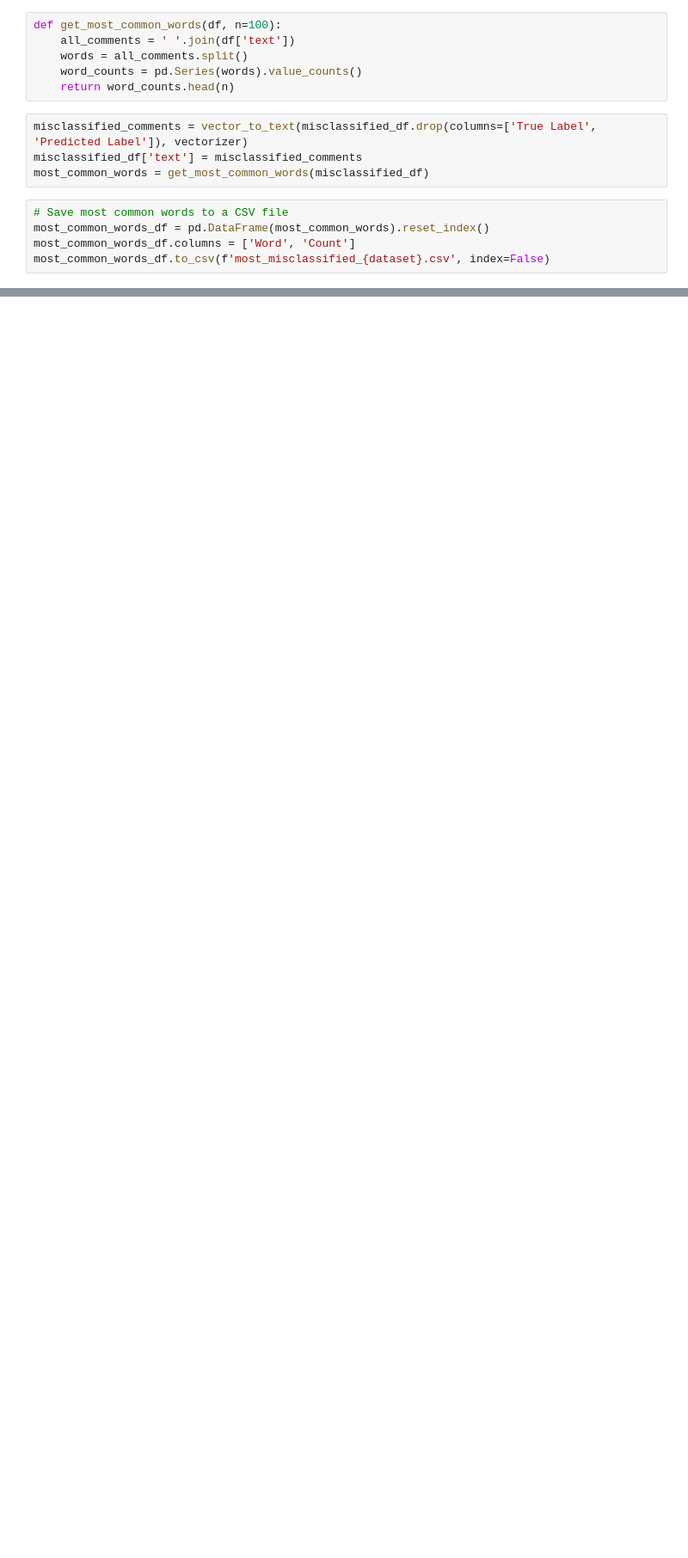
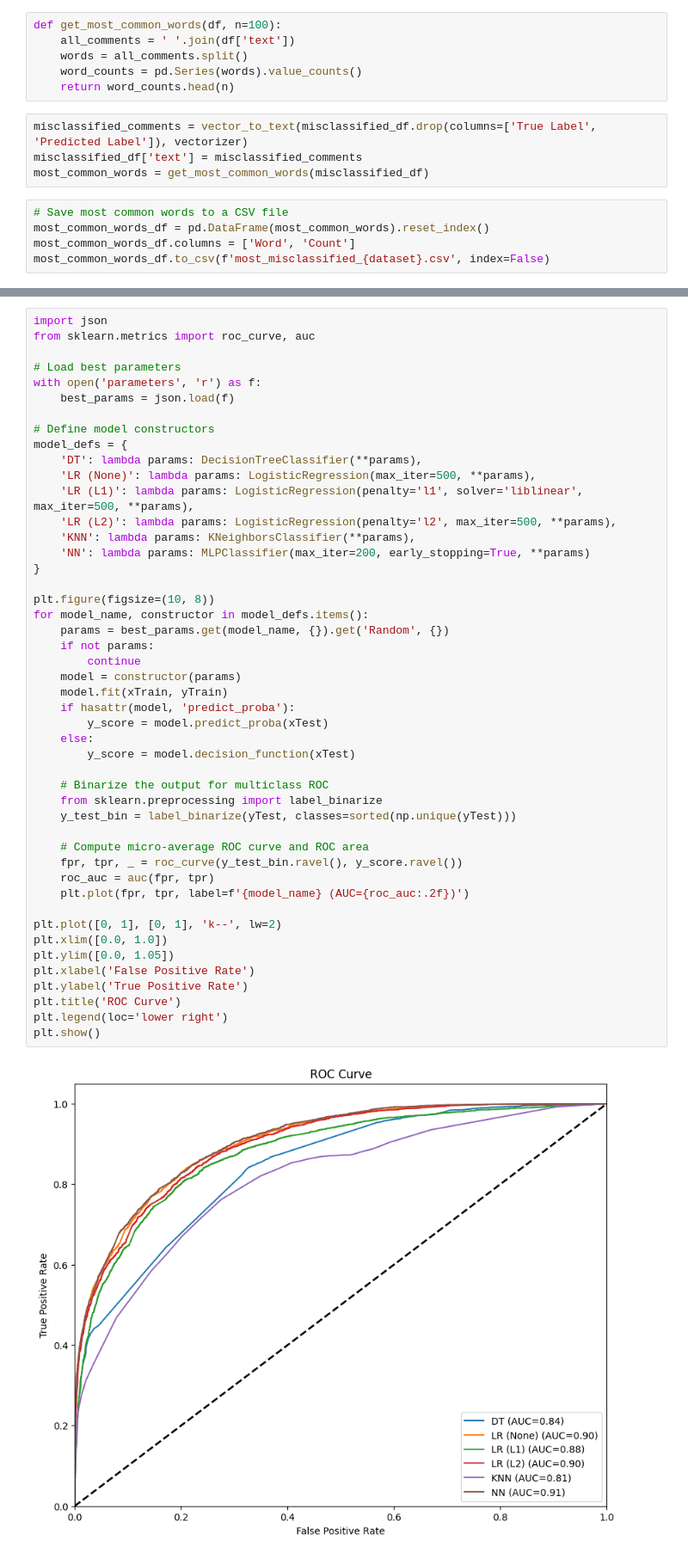
Before and after one commit to ethn1ee/sentiment-analysis, a Jupyter notebook: sentiment_analysis.ipynb, the cells around one changed output, grey strips where cells are left out. Shown at 86% size. Cells and saved outputs as stored; diff of their text form; blank space fills up the shorter version.

```diff
--- a/sentiment_analysis.ipynb
+++ b/sentiment_analysis.ipynb
@@ -376,0 +433,49 @@ most_common_words_df.to_csv(f'most_misclassified_{dataset}.csv', index=False)
+# %%
+import json
+from sklearn.metrics import roc_curve, auc
+
+# Load best parameters
+with open('parameters', 'r') as f:
+    best_params = json.load(f)
+
+# Define model constructors
+model_defs = {
+    'DT': lambda params: DecisionTreeClassifier(**params),
+    'LR (None)': lambda params: LogisticRegression(max_iter=500, **params),
+    'LR (L1)': lambda params: LogisticRegression(penalty='l1', solver='liblinear', max_iter=500, **params),
+    'LR (L2)': lambda params: LogisticRegression(penalty='l2', max_iter=500, **params),
+    'KNN': lambda params: KNeighborsClassifier(**params),
+    'NN': lambda params: MLPClassifier(max_iter=200, early_stopping=True, **params)
+}
+
+plt.figure(figsize=(10, 8))
+for model_name, constructor in model_defs.items():
+    params = best_params.get(model_name, {}).get('Random', {})
+    if not params:
+        continue
+    model = constructor(params)
+    model.fit(xTrain, yTrain)
+    if hasattr(model, 'predict_proba'):
+        y_score = model.predict_proba(xTest)
+    else:
+        y_score = model.decision_function(xTest)
+
+    # Binarize the output for multiclass ROC
+    from sklearn.preprocessing import label_binarize
+    y_test_bin = label_binarize(yTest, classes=sorted(np.unique(yTest)))
+
+    # Compute micro-average ROC curve and ROC area
+    fpr, tpr, _ = roc_curve(y_test_bin.ravel(), y_score.ravel())
+    roc_auc = auc(fpr, tpr)
+    plt.plot(fpr, tpr, label=f'{model_name} (AUC={roc_auc:.2f})')
+
+plt.plot([0, 1], [0, 1], 'k--', lw=2)
+plt.xlim([0.0, 1.0])
+plt.ylim([0.0, 1.05])
+plt.xlabel('False Positive Rate')
+plt.ylabel('True Positive Rate')
+plt.title('ROC Curve')
+plt.legend(loc='lower right')
+plt.show()
+# %% [output]
+[figure, added]
```
Also changed, not shown: parts of 4 cells of this notebook, 1 other file.
